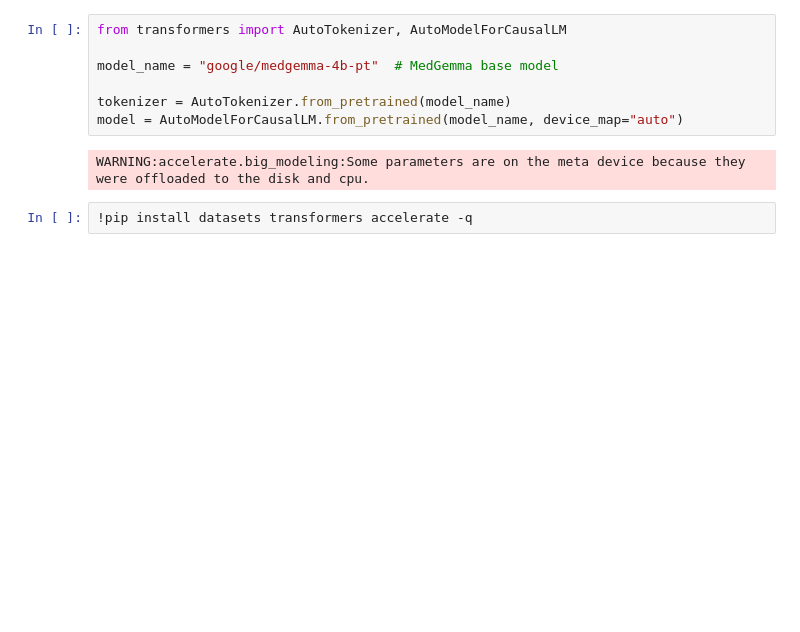
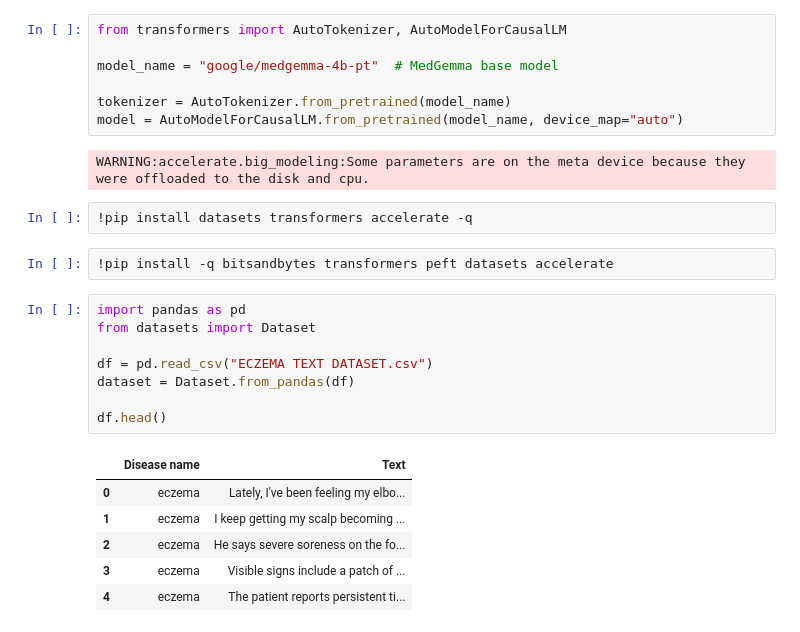
Before and after one commit to aee4/MedGemma, a Jupyter notebook: Finetuning_with_text_dataset.ipynb, the cells around one changed output. Saved outputs shown, nothing was run; the diff lists cells and outputs as text; blank space fills up the shorter version.

```diff
--- a/Finetuning_with_text_dataset.ipynb
+++ b/Finetuning_with_text_dataset.ipynb
@@ -64,3 +74,20 @@ model = AutoModelForCausalLM.from_pretrained(model_name, device_map="auto")
 WARNING:accelerate.big_modeling:Some parameters are on the meta device because they were offloaded to the disk and cpu.
 # %%
 !pip install datasets transformers accelerate -q
+# %%
+!pip install -q bitsandbytes transformers peft datasets accelerate
+# %%
+import pandas as pd
+from datasets import Dataset
+
+df = pd.read_csv("ECZEMA TEXT DATASET.csv")
+dataset = Dataset.from_pandas(df)
+
+df.head()
+# %% [output]
+|  | Disease name | Text |
+| 0 | eczema | Lately, I've been feeling my elbo... |
+| 1 | eczema | I keep getting my scalp becoming ... |
+| 2 | eczema | He says severe soreness on the fo... |
+| 3 | eczema | Visible signs include a patch of ... |
+| 4 | eczema | The patient reports persistent ti... |
```
Also changed, not shown: parts of 12 cells of this notebook.
